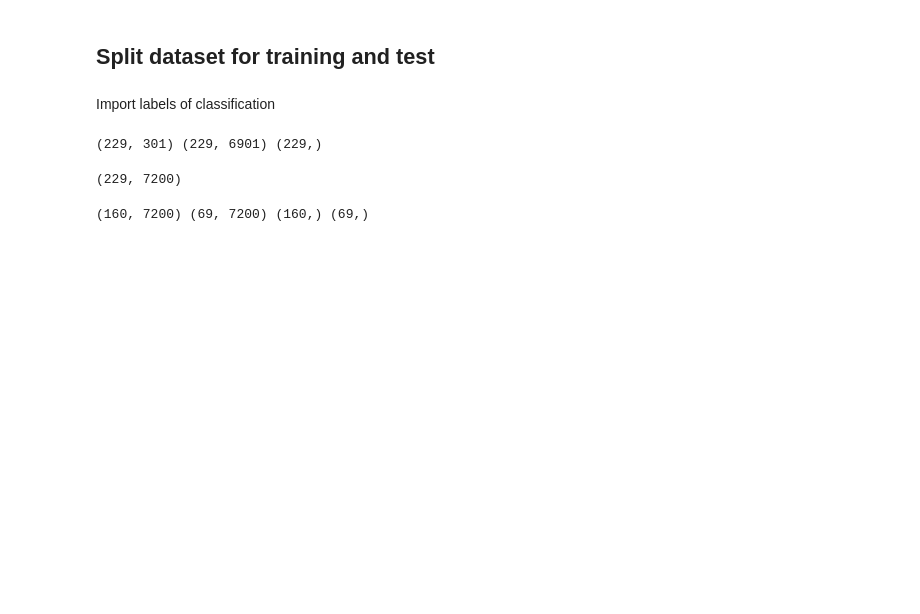
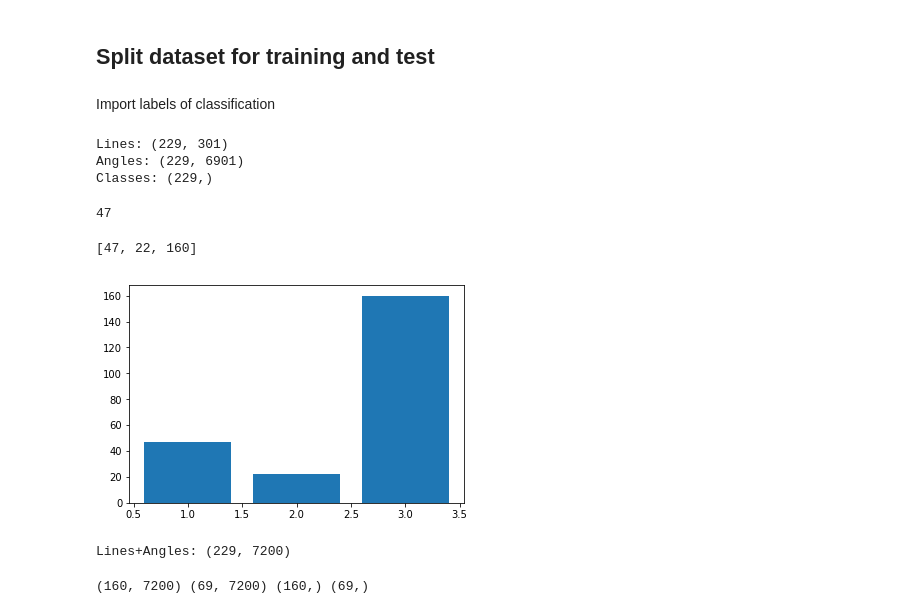
Before and after one commit to ejake/mandibular_morphology, a Jupyter notebook: matrix_completion.ipynb, the cells around one changed output. Cells and saved outputs as stored; diff of their text form; code cells hidden in the pictures; blank space fills up the shorter version.

```diff
--- a/matrix_completion.ipynb
+++ b/matrix_completion.ipynb
@@ -16,15 +19,30 @@ Import labels of classification
 # %%
 perfil_class = genfromtxt('../data/Perfil_class.csv', delimiter=',',skip_header=1)
 # %%
-print perfil_lines.shape, perfil_angles.shape, perfil_class.shape
+print 'Lines:', perfil_lines.shape
+print 'Angles:', perfil_angles.shape
+print 'Classes:', perfil_class.shape
 # %% [output]
-(229, 301) (229, 6901) (229,)
+Lines: (229, 301)
+Angles: (229, 6901)
+Classes: (229,)
+# %%
+len(perfil_class[perfil_class==1])
+# %% [output]
+47
+# %%
+freq_classes = [len(perfil_class[perfil_class==1]), len(perfil_class[perfil_class==2]), len(perfil_class[perfil_class==3])]
+plt.bar(range(1,4), freq_classes)
+print freq_classes
+# %% [output]
+[47, 22, 160]
+[figure, added]
 # %%
 perfil_all = np.concatenate((perfil_lines[:,1:], perfil_angles[:,1:]), axis=1)
-# %%
-perfil_all.shape
-# %% [output]
-(229, 7200)
+# %%
+print 'Lines+Angles:', perfil_all.shape
+# %% [output]
+Lines+Angles: (229, 7200)
 # %%
 X_train, X_test, y_train, y_test = train_test_split(perfil_all, perfil_class, test_size=0.3, random_state=42)
 # %%
```
Also changed, not shown: parts of 1 cell of this notebook.
